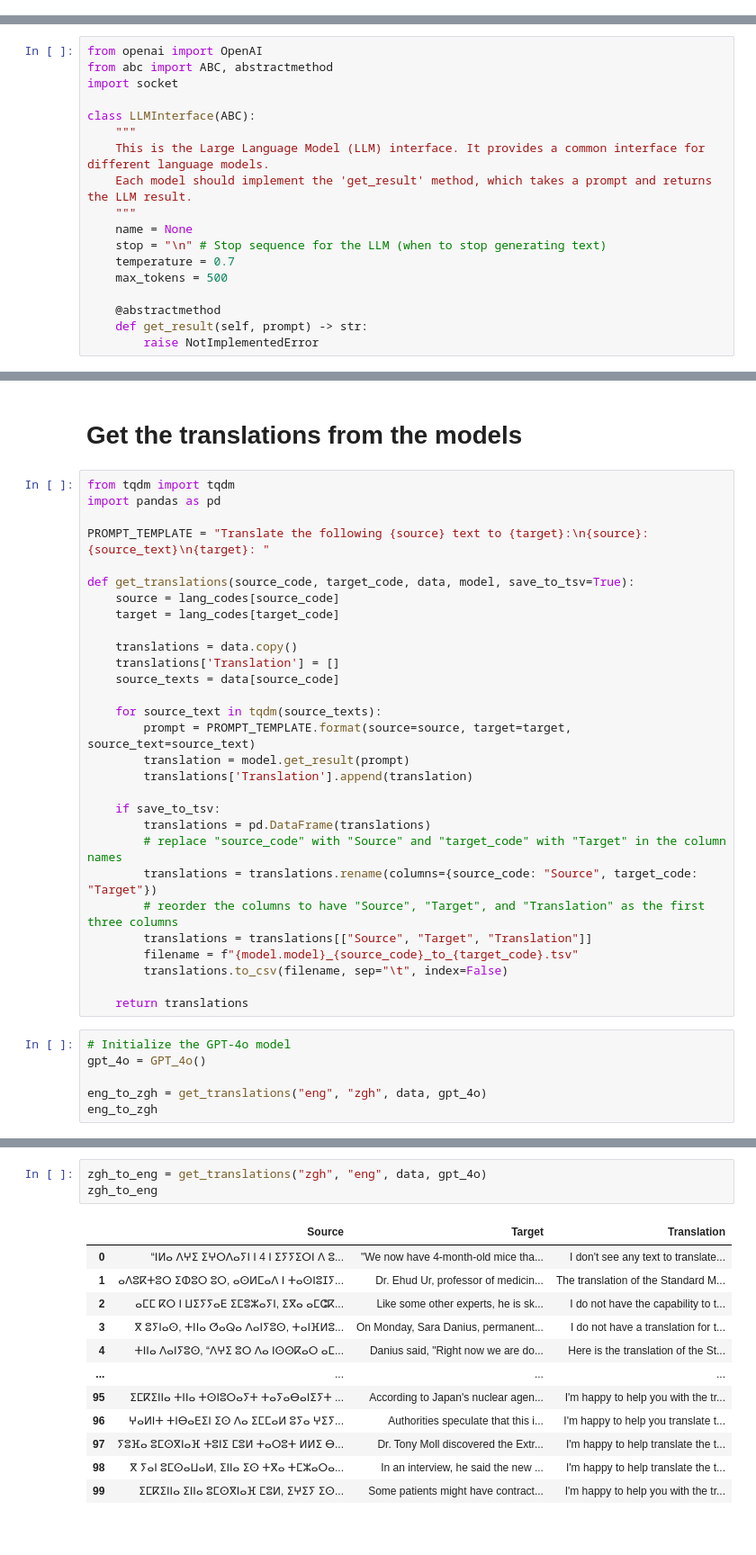
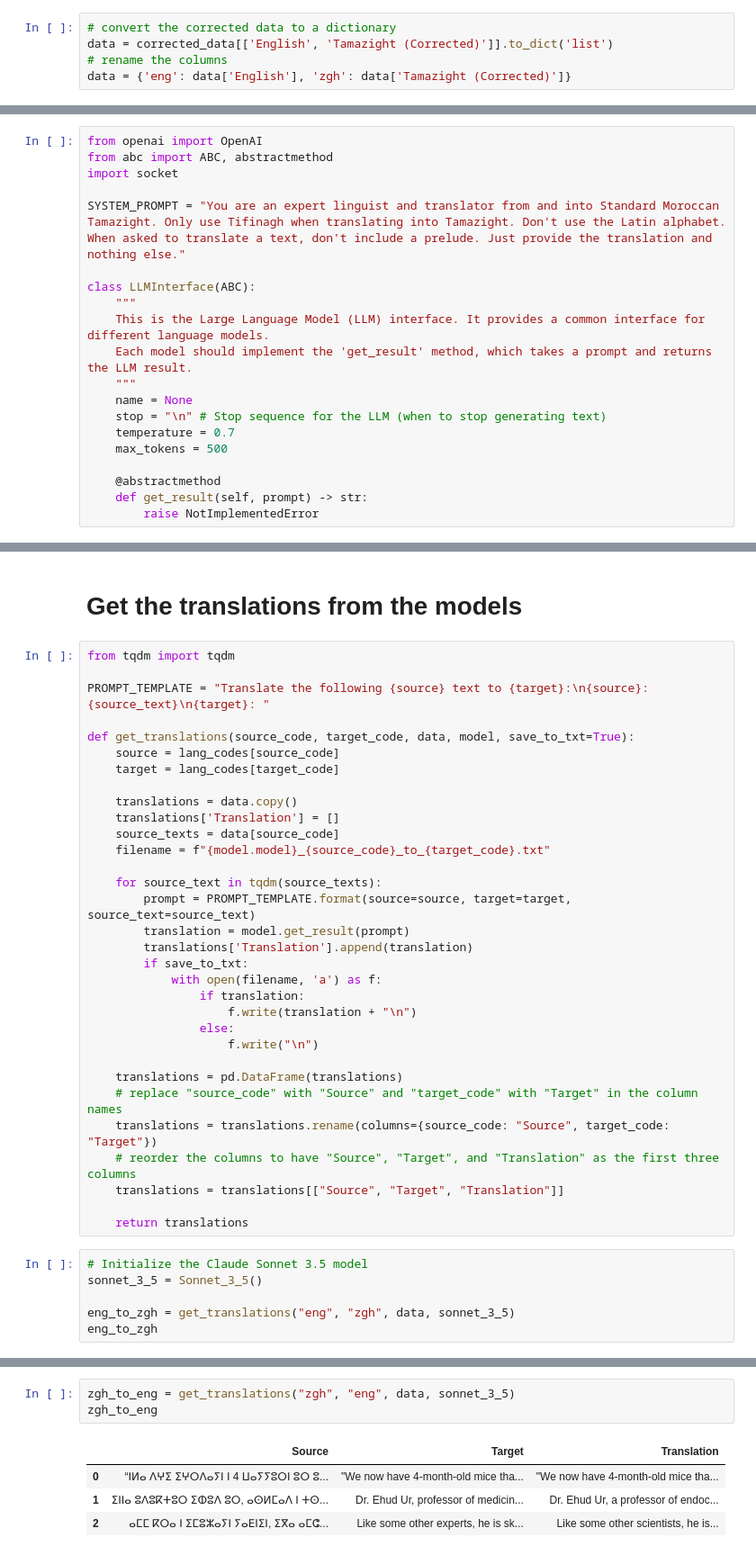
Before and after one commit to CollectivaT-dev/tamazight-mt-eval, a Jupyter notebook: evaluate_llms.ipynb, the cells around one changed output, grey strips where cells are left out. Shown: that part at 90% size. Cells and saved outputs as stored; diff of their text form.

```diff
--- a/evaluate_llms.ipynb
+++ b/evaluate_llms.ipynb
@@ -72,9 +92,16 @@ data
+# %%
+# convert the corrected data to a dictionary
+data = corrected_data[['English', 'Tamazight (Corrected)']].to_dict('list')
+# rename the columns
+data = {'eng': data['English'], 'zgh': data['Tamazight (Corrected)']}
 # %% [markdown]
 # Define the GPT and Claude models used for evaluation
 # %%
 from openai import OpenAI
 from abc import ABC, abstractmethod
 import socket
+
+SYSTEM_PROMPT = "You are an expert linguist and translator from and into Standard Moroccan Tamazight. Only use Tifinagh when translating into Tamazight. Don't use the Latin alphabet. When asked to translate a text, don't include a prelude. Just provide the translation and nothing else."
 
 class LLMInterface(ABC):
     """
@@ -184,37 +218,40 @@ class Sonnet_3_5(Claude):
 # Get the translations from the models
 # %%
 from tqdm import tqdm
-import pandas as pd
 
 PROMPT_TEMPLATE = "Translate the following {source} text to {target}:\n{source}: {source_text}\n{target}: "
 
-def get_translations(source_code, target_code, data, model, save_to_tsv=True):
+def get_translations(source_code, target_code, data, model, save_to_txt=True):
     source = lang_codes[source_code]
     target = lang_codes[target_code]
 
     translations = data.copy()
     translations['Translation'] = []
     source_texts = data[source_code]
+    filename = f"{model.model}_{source_code}_to_{target_code}.txt"
 
     for source_text in tqdm(source_texts):
         prompt = PROMPT_TEMPLATE.format(source=source, target=target, source_text=source_text)
         translation = model.get_result(prompt)
         translations['Translation'].append(translation)
+        if save_to_txt:
+            with open(filename, 'a') as f:
+                if translation:
+                    f.write(translation + "\n")
+                else:
+                    f.write("\n")
 
-    if save_to_tsv:
-        translations = pd.DataFrame(translations)
-        # replace "source_code" with "Source" and "target_code" with "Target" in the column names
-        translations = translations.rename(columns={source_code: "Source", target_code: "Target"})
-        # reorder the columns to have "Source", "Target", and "Translation" as the first three columns
-        translations = translations[["Source", "Target", "Translation"]]
-        filename = f"{model.model}_{source_code}_to_{target_code}.tsv"
-        translations.to_csv(filename, sep="\t", index=False)
+    translations = pd.DataFrame(translations)
+    # replace "source_code" with "Source" and "target_code" with "Target" in the column names
+    translations = translations.rename(columns={source_code: "Source", target_code: "Target"})
+    # reorder the columns to have "Source", "Target", and "Translation" as the first three columns
+    translations = translations[["Source", "Target", "Translation"]]
 
     return translations
 # %%
-# Initialize the GPT-4o model
-gpt_4o = GPT_4o()
+# Initialize the Claude Sonnet 3.5 model
+sonnet_3_5 = Sonnet_3_5()
 
-eng_to_zgh = get_translations("eng", "zgh", data, gpt_4o)
+eng_to_zgh = get_translations("eng", "zgh", data, sonnet_3_5)
 eng_to_zgh
 # %% [output]
@@ -234,16 +280,8 @@ eng_to_zgh
 # %%
-zgh_to_eng = get_translations("zgh", "eng", data, gpt_4o)
+zgh_to_eng = get_translations("zgh", "eng", data, sonnet_3_5)
 zgh_to_eng
 # %% [output]
 |  | Source | Target | Translation |
-| 0 | “ⵏⵍⴰ ⴷⵖⵉ ⵉⵖⵔⴷⴰⵢⵏ ⵏ 4 ⵏ ⵉⵢⵢⵉⵔⵏ ⴷ ⵓ... | "We now have 4-month-old mice tha... | I don't see any text to translate... |
-| 1 | ⴰⴷⵓⴽⵜⵓⵔ ⵉⵀⵓⵔ ⵓⵔ, ⴰⵙⵍⵎⴰⴷ ⵏ ⵜⴰⵙⵏⵓⵊⵢ... | Dr. Ehud Ur, professor of medicin... | The translation of the Standard M... |
-| 2 | ⴰⵎⵎ ⴽⵔ ⵏ ⵡⵉⵢⵢⴰⴹ ⵉⵎⵓⵣⴰⵢⵏ, ⵉⴳⴰ ⴰⵎⵛⴽ... | Like some other experts, he is sk... | I do not have the capability to t... |
-| 3 | ⴳ ⵓⵢⵏⴰⵙ, ⵜⵏⵏⴰ ⵚⴰⵕⴰ ⴷⴰⵏⵢⵓⵙ, ⵜⴰⵏⴼⵍⵓ... | On Monday, Sara Danius, permanent... | I do not have a translation for t... |
-| 4 | ⵜⵏⵏⴰ ⴷⴰⵏⵢⵓⵙ, “ⴷⵖⵉ ⵓⵔ ⴷⴰ ⵏⵙⵙⴽⴰⵔ ⴰⵎ... | Danius said, "Right now we are do... | Here is the translation of the St... |
-| ... | ... | ... | ... |
-| 95 | ⵉⵎⴽⵉⵏⵏⴰ ⵜⵏⵏⴰ ⵜⵙⵏⵓⵔⴰⵢⵜ ⵜⴰⵢⴰⴱⴰⵏⵉⵢⵜ ... | According to Japan's nuclear agen... | I'm happy to help you with the tr... |
-| 96 | ⵖⴰⵍⵏⵜ ⵜⵏⴱⴰⴹⵉⵏ ⵉⵙ ⴷⴰ ⵉⵎⵎⴰⵍ ⵓⵢⴰ ⵖⵉⵢ... | Authorities speculate that this i... | I'm happy to help you translate t... |
-| 97 | ⵢⵓⴼⴰ ⵓⵎⵙⴳⵏⴰⴼ ⵜⵓⵏⵉ ⵎⵓⵍ ⵜⴰⵔⵓⵜ ⵍⵍⵉ ⴱ... | Dr. Tony Moll discovered the Extr... | I'm happy to help translate the t... |
-| 98 | ⴳ ⵢⴰⵏ ⵓⵎⵙⴰⵡⴰⵍ, ⵉⵏⵏⴰ ⵉⵙ ⵜⴳⴰ ⵜⵎⵣⴰⵔⴰ... | In an interview, he said the new ... | I'm happy to help translate the t... |
-| 99 | ⵉⵎⴽⵉⵏⵏⴰ ⵉⵏⵏⴰ ⵓⵎⵙⴳⵏⴰⴼ ⵎⵓⵍ, ⵉⵖⵉⵢ ⵉⵙ... | Some patients might have contract... | I'm happy to help you with the tr... |
+| 0 | “ⵏⵍⴰ ⴷⵖⵉ ⵉⵖⵔⴷⴰⵢⵏ ⵏ 4 ⵡⴰⵢⵢⵓⵔⵏ ⵓⵔ ⵓ... | "We now have 4-month-old mice tha... | "We now have 4-month-old mice tha... |
+| 1 | ⵉⵏⵏⴰ ⵓⴷⵓⴽⵜⵓⵔ ⵉⵀⵓⴷ ⵓⵔ, ⴰⵙⵍⵎⴰⴷ ⵏ ⵜⵙ... | Dr. Ehud Ur, professor of medicin... | Dr. Ehud Ur, a professor of endoc... |
+| 2 | ⴰⵎⵎ ⴽⵔⴰ ⵏ ⵉⵎⵓⵣⴰⵢⵏ ⵢⴰⴹⵏⵉⵏ, ⵉⴳⴰ ⴰⵎⵛ... | Like some other experts, he is sk... | Like some other scientists, he is... |
```
Also changed, not shown: parts of 12 cells of this notebook.
